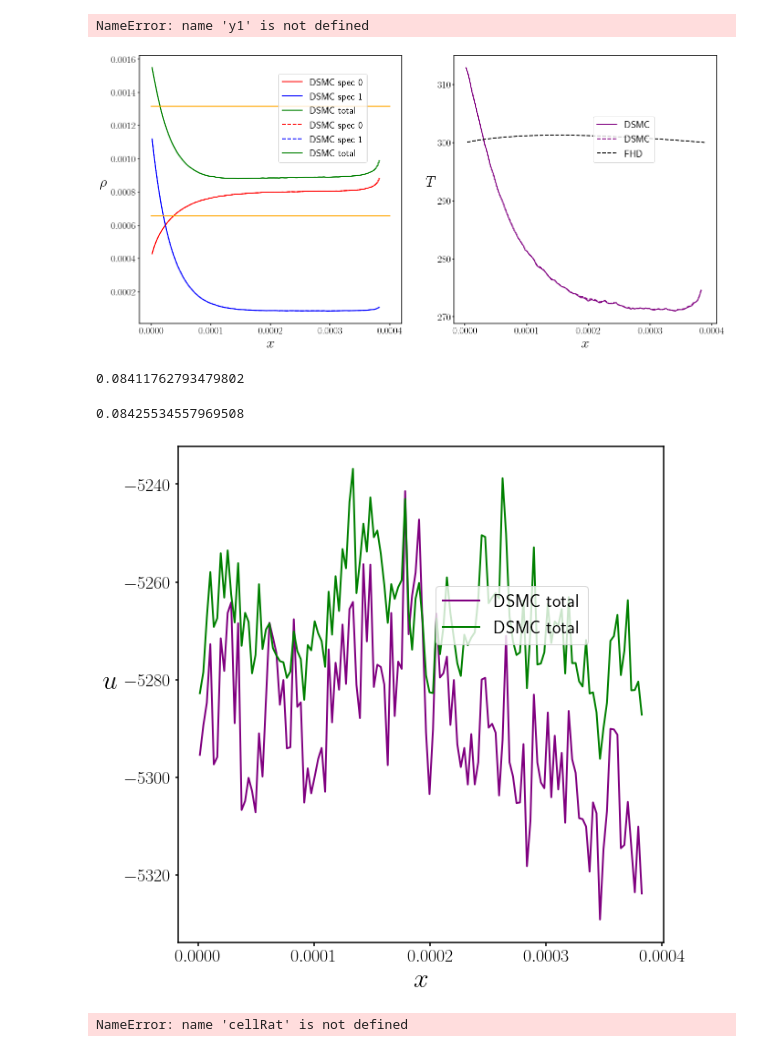
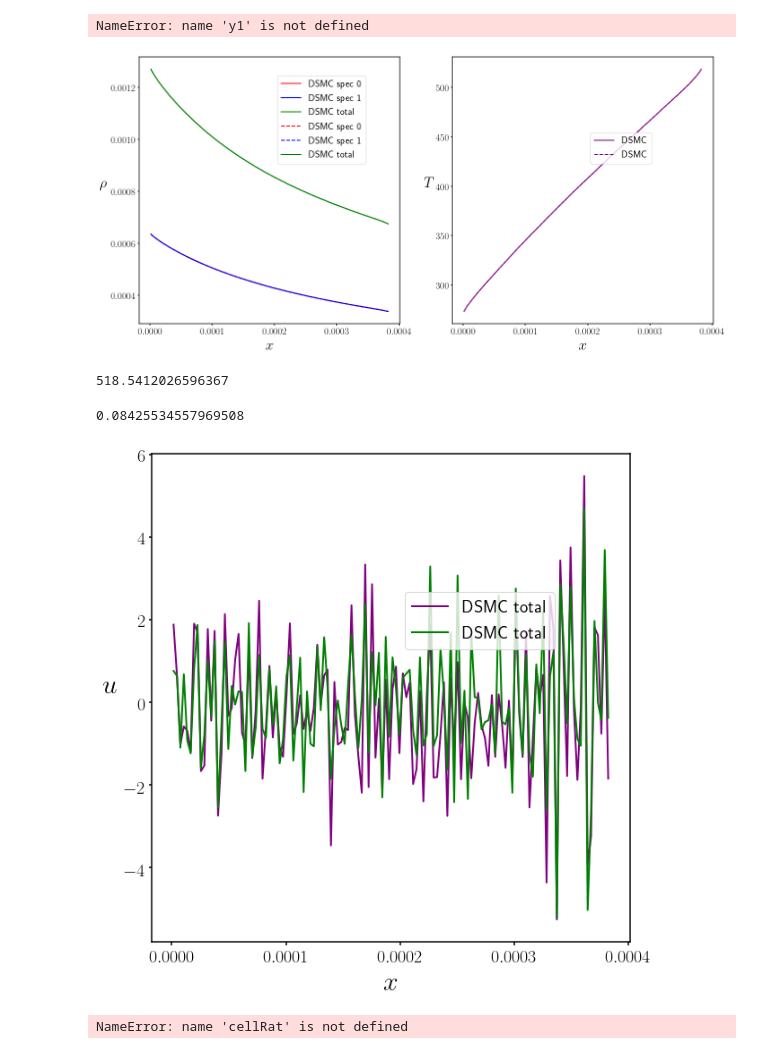
Before and after one commit to AMReX-FHD/notebooks, a Jupyter notebook: dsmcPlotting.ipynb, the cells around one changed output. Cells and saved outputs as stored; diff of their text form; code cells hidden in the pictures.

```diff
--- a/dsmcPlotting.ipynb
+++ b/dsmcPlotting.ipynb
@@ -49,20 +49,20 @@ yt : [INFO     ] 2022-05-17 12:53:50,297 Parameters: domain_dimensions         =
 yt : [INFO     ] 2022-05-17 12:53:50,299 Parameters: domain_left_edge          = [0. 0. 0.]
 yt : [INFO     ] 2022-05-17 12:53:50,300 Parameters: domain_right_edge         = [3.84e-04 3.50e-06 3.50e-06]
 # %%
-time = "/pltcu0000"+"00020000/"
+time = "/pltcu0000"+"00110000/"
 x1a, y1a = return_y_plt('~/gigan/projects/FHDeX/exec/DSMC',time,nbins=128,field="rhoMean_00")
 x2a, y2a = return_y_plt('~/gigan/projects/FHDeX/exec/DSMC',time,nbins=128,field="rhoMean_01")
 
-time = "/pltcu0000"+"00015000/"
+time = "/pltcu0000"+"00130000/"
 x1b, y1b = return_y_plt('~/gigan/projects/FHDeX/exec/DSMC',time,nbins=128,field="rhoMean_00")
 x2b, y2b = return_y_plt('~/gigan/projects/FHDeX/exec/DSMC',time,nbins=128,field="rhoMean_01")
 
-time = "/pltprim0000"+"00020000/"
+time = "/pltprim0000"+"00110000/"
 x5a, y5a = return_y_plt('~/gigan/projects/FHDeX/exec/DSMC',time,nbins=128,field="uMean")
 x4a, y4a = return_y_plt('~/gigan/projects/FHDeX/exec/DSMC',time,nbins=128,field="rhoMean")
 x3a, y3a = return_y_plt('~/gigan/projects/FHDeX/exec/DSMC',time,nbins=128,field="TMean")
 
-time = "/pltprim0000"+"00015000/"
+time = "/pltprim0000"+"00130000/"
 x5b, y5b = return_y_plt('~/gigan/projects/FHDeX/exec/DSMC',time,nbins=128,field="uMean")
 x4b, y4b = return_y_plt('~/gigan/projects/FHDeX/exec/DSMC',time,nbins=128,field="rhoMean")
 x3b, y3b = return_y_plt('~/gigan/projects/FHDeX/exec/DSMC',time,nbins=128,field="TMean")
@@ -139,8 +139,8 @@ ax1.plot(xDSMC, y1a+y2a,color='green',linewidth=2, label='DSMC total')
 ax1.plot(xDSMC,y1b,color='red',linewidth=2,linestyle='dashed', label='DSMC spec 0')
 ax1.plot(xDSMC,y2b,color='blue',linewidth=2,linestyle='dashed', label='DSMC spec 1')
 ax1.plot(xDSMC, y1b+y2b,color='green',linewidth=2, label='DSMC total')
-ax1.plot([0,0.0004], [0.000658,0.000658],color='orange',linewidth=2)
-ax1.plot([0,0.0004], [0.001316,0.001316],color='orange',linewidth=2)
+#ax1.plot([0,0.0004], [0.000658,0.000658],color='orange',linewidth=2)
+#ax1.plot([0,0.0004], [0.001316,0.001316],color='orange',linewidth=2)
 #ax1.plot(xDSMC, y2b,color='blue',linewidth=2,linestyle='dashed', label='DSMC spec 1')
 #ax1.plot(xDSMC, y1b+y2b,color='green',linewidth=2,linestyle='dashed', label='DSMC total')
 #ax1.plot(xFHD,yFHD1,color='red',linewidth=2,linestyle='dashed', label='FHD spec 0')
@@ -151,40 +151,39 @@ ax1.plot([0,0.0004], [0.001316,0.001316],color='orange',linewidth=2)
 ax1.set_xlabel(r'$x$', fontsize=30)
 ax1.set_ylabel(r"$\rho$", fontsize=30,rotation=0, labelpad=15)
 #ax1.set_ylim([-20,1444])
 #ax1.set_xlim([-0.1e-7,2e-7])
 ax1.tick_params(labelsize=20)
 ax1.legend(loc=(0.53,0.6),fontsize=20)
 ax1.xaxis.set_tick_params(width=1.5)
 ax1.yaxis.set_tick_params(width=1.5)
 
 
 ax2 = fig.add_subplot(1,2,2)
 
 
 #ax2.plot(xDSMC,y3a,color='purple',linewidth=2, label='DSMC')
 ax2.plot(xDSMC,y3a,color='purple',linewidth=2, label='DSMC')
 ax2.plot(xDSMC,y3b,color='purple',linewidth=2, label='DSMC',linestyle='dashed')
 #ax2.plot(xDSMC,y3b,color='green',linewidth=2, label='2')
 #ax2.plot(xDSMC,y3c,color='orange',linewidth=2, label='2 million development')
-ax2.plot(xFHD,yFHD3,color='black',linewidth=2,linestyle='dashed', label='FHD')
+#ax2.plot(xFHD,yFHD3,color='black',linewidth=2,linestyle='dashed', label='FHD')
 
 ax2.set_xlabel(r'$x$', fontsize=30)
 ax2.set_ylabel(r"$T$", fontsize=30,rotation=0, labelpad=15)
 #ax1.set_ylim([-20,1444])
 #ax1.set_xlim([-0.1e-7,2e-7])
 ax2.tick_params(labelsize=20)
 ax2.legend(loc=(0.53,0.6),fontsize=20)
 ax2.xaxis.set_tick_params(width=1.5)
 ax2.yaxis.set_tick_params(width=1.5)
 
 fig.savefig("profiles.pdf", bbox_inches = 'tight', pad_inches = 0.05)
 # %% [output]
-[figure, old version]
+[figure, new version]
-# %%
-
-sum(y1a+y2a)/2
-# %% [output]
-0.08411762793479802
+# %%
+y3a[-1]
+# %% [output]
+518.5412026596367
 # %%
 sum(yFHD4)
 # %% [output]
@@ -243,7 +242,7 @@ ax1.yaxis.set_tick_params(width=1.5)
 
 fig.savefig("vel.pdf", bbox_inches = 'tight', pad_inches = 0.05)
 # %% [output]
-[figure, old version]
+[figure, new version]
 # %%
 filename = '/home/drladiges/Downloads/correl_neq1.txt'
 data = np.loadtxt(filename, delimiter=' ', skiprows=1, dtype=str)
```
Also changed, not shown: parts of 5 cells of this notebook, 1 other file.
